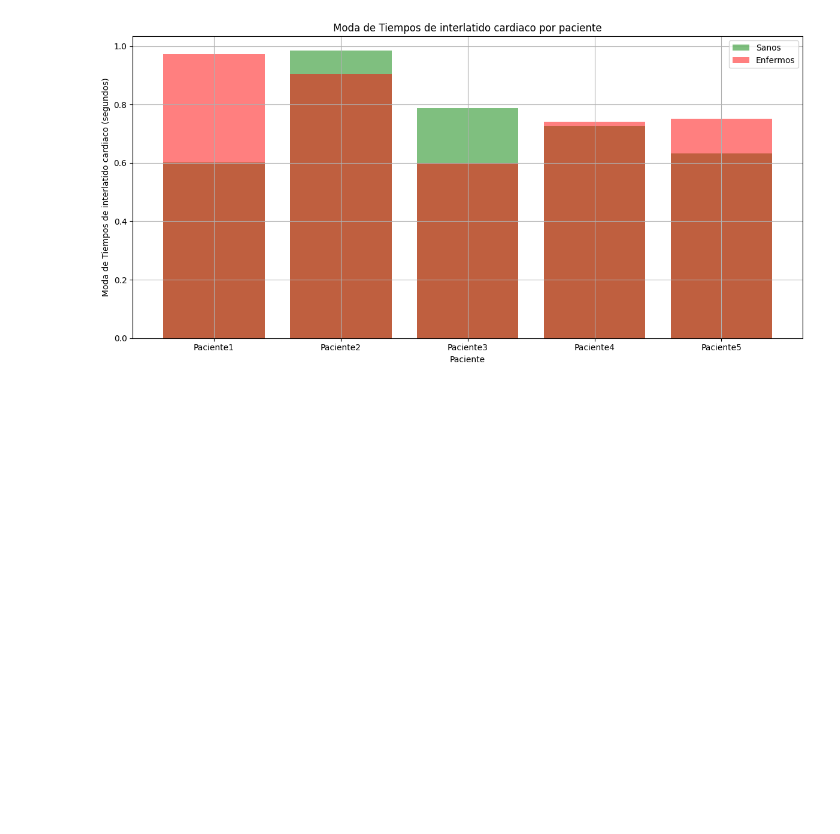
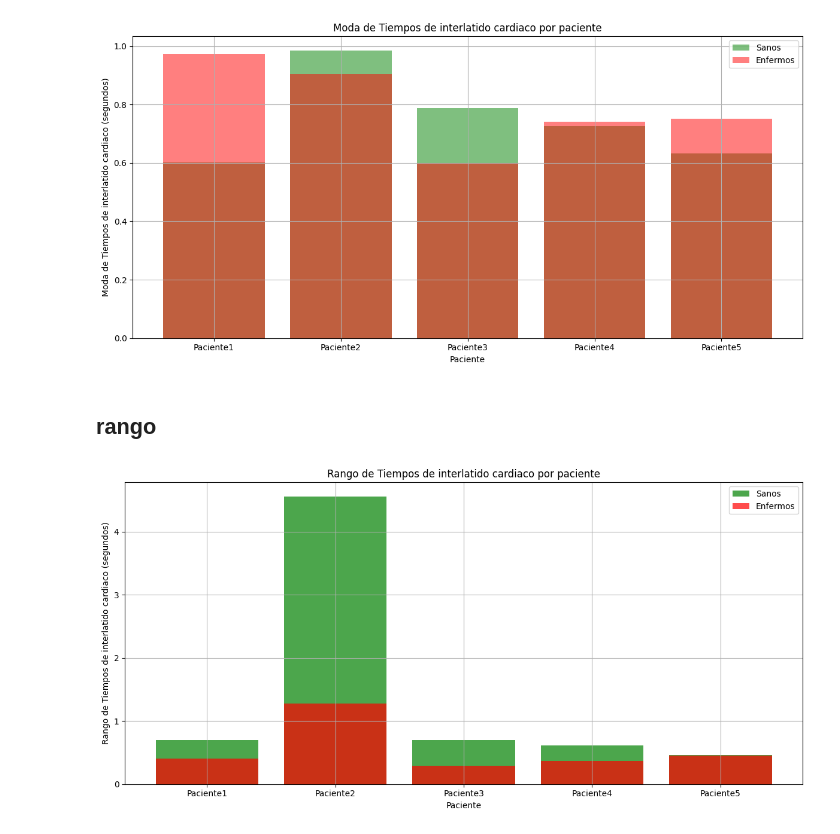
Before and after one commit to ThonnyRG/pacientes_enfermos_y_sanos_analisis, a Jupyter notebook: DATOS_BIOESTADÍSTICOS.ipynb, the cells around one changed output. Saved outputs shown, nothing was run; the diff lists cells and outputs as text; code cells hidden in the pictures; blank space fills up the shorter version.

```diff
--- a/DATOS_BIOESTADÍSTICOS.ipynb
+++ b/DATOS_BIOESTADÍSTICOS.ipynb
@@ -243,3 +244,28 @@ plt.tight_layout()
 plt.show()
 # %% [output]
 [figure]
+# %% [markdown]
+## rango
+# %%
+# Calcular el rango de los tiempos de interlatido por paciente
+rango_sanos = df_sanos.groupby('Paciente')['Tiempos de interlatido'].apply(lambda x: x.max() - x.min())
+rango_enfermos = df_enfermos.groupby('Paciente')['Tiempos de interlatido'].apply(lambda x: x.max() - x.min())
+
+# Graficar el rango de tiempos de interlatido por paciente
+plt.figure(figsize=(12, 6))
+
+# Gráfico de barras para pacientes sanos
+plt.bar(rango_sanos.index, rango_sanos.values, label='Sanos', color='green', alpha=0.7)
+
+# Gráfico de barras para pacientes enfermos
+plt.bar(rango_enfermos.index, rango_enfermos.values, label='Enfermos', color='red', alpha=0.7)
+
+plt.xlabel('Paciente')
+plt.ylabel('Rango de Tiempos de interlatido cardiaco (segundos)')
+plt.title('Rango de Tiempos de interlatido cardiaco por paciente')
+plt.legend()
+plt.grid(True)
+plt.tight_layout()
+plt.show()
+# %% [output]
+[figure, added]
```
Also changed, not shown: parts of 33 cells of this notebook.
